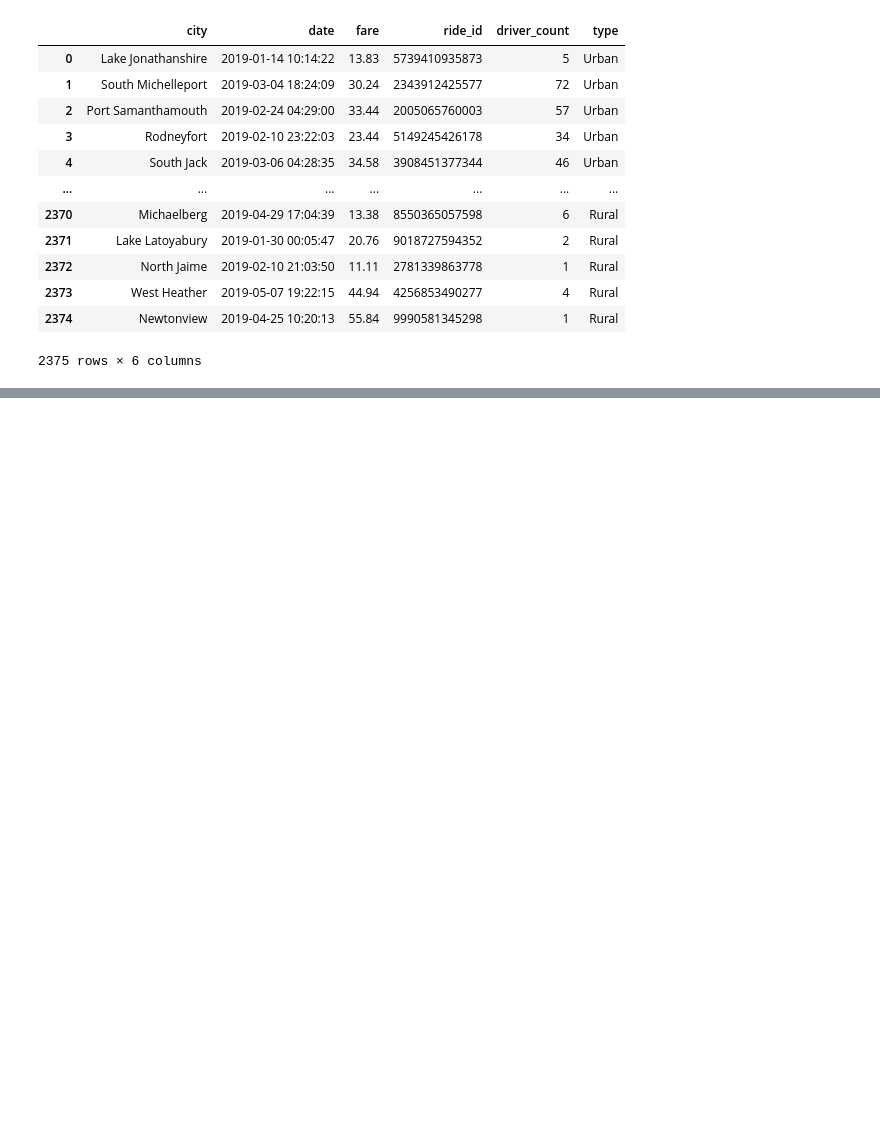
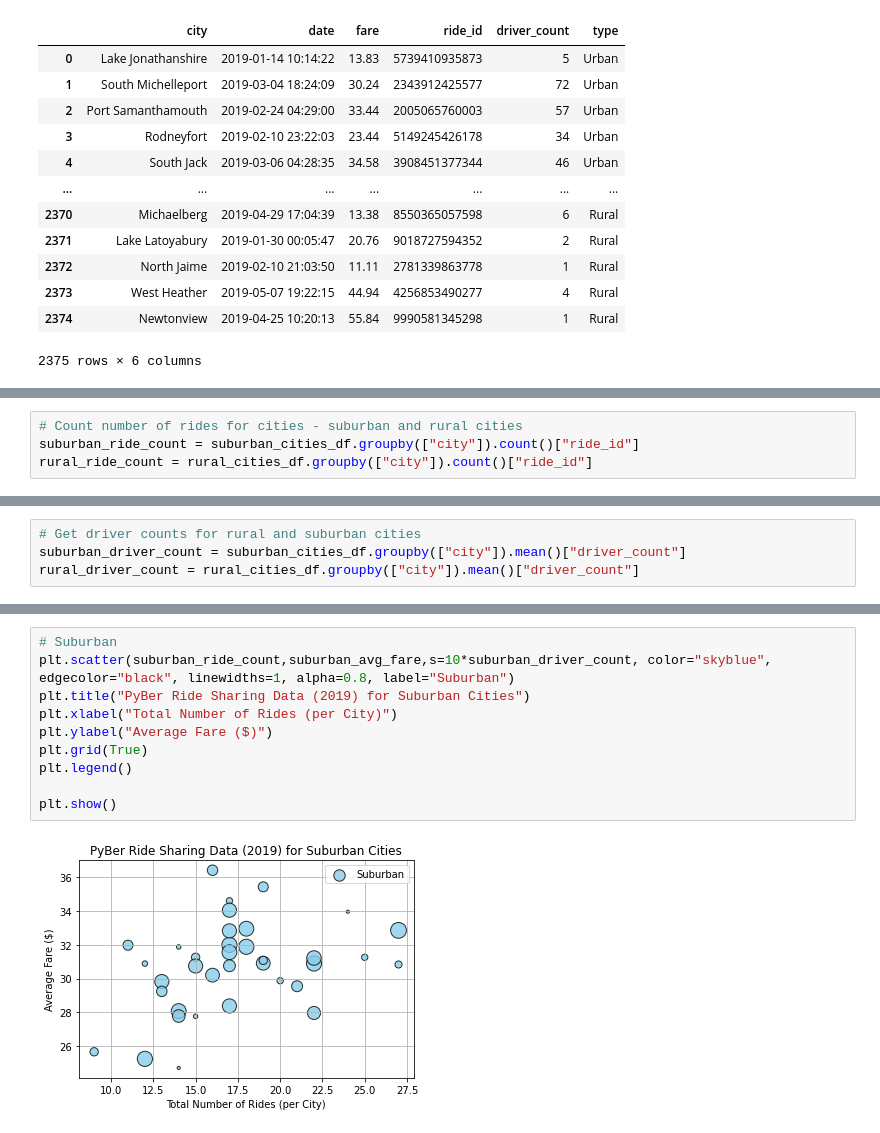
Before and after one commit to CYLaiMDPhD/PyBer_Rideshare_Analysis, a Jupyter notebook: PyBer.ipynb, the cells around one changed output, grey strips where cells are left out. Cells and saved outputs as stored; diff of their text form; blank space fills up the shorter version.

```diff
--- a/PyBer.ipynb
+++ b/PyBer.ipynb
@@ -130,0 +193,4 @@ pyber_data_df
+# %%
+# Count number of rides for cities - suburban and rural cities
+suburban_ride_count = suburban_cities_df.groupby(["city"]).count()["ride_id"]
+rural_ride_count = rural_cities_df.groupby(["city"]).count()["ride_id"]
@@ -130,0 +276,4 @@ pyber_data_df
+# %%
+# Get driver counts for rural and suburban cities
+suburban_driver_count = suburban_cities_df.groupby(["city"]).mean()["driver_count"]
+rural_driver_count = rural_cities_df.groupby(["city"]).mean()["driver_count"]
@@ -130,0 +293,12 @@ pyber_data_df
+# %%
+# Suburban
+plt.scatter(suburban_ride_count,suburban_avg_fare,s=10*suburban_driver_count, color="skyblue", edgecolor="black", linewidths=1, alpha=0.8, label="Suburban")
+plt.title("PyBer Ride Sharing Data (2019) for Suburban Cities")
+plt.xlabel("Total Number of Rides (per City)")
+plt.ylabel("Average Fare ($)")
+plt.grid(True)
+plt.legend()
+
+plt.show()
+# %% [output]
+[figure, added]
```
Also changed, not shown: parts of 12 cells of this notebook, 1 other file.
